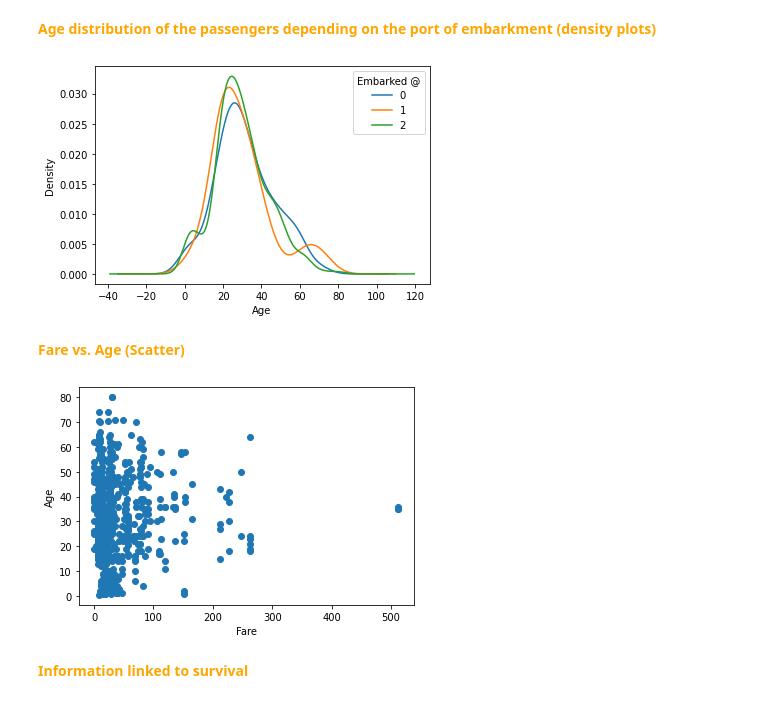
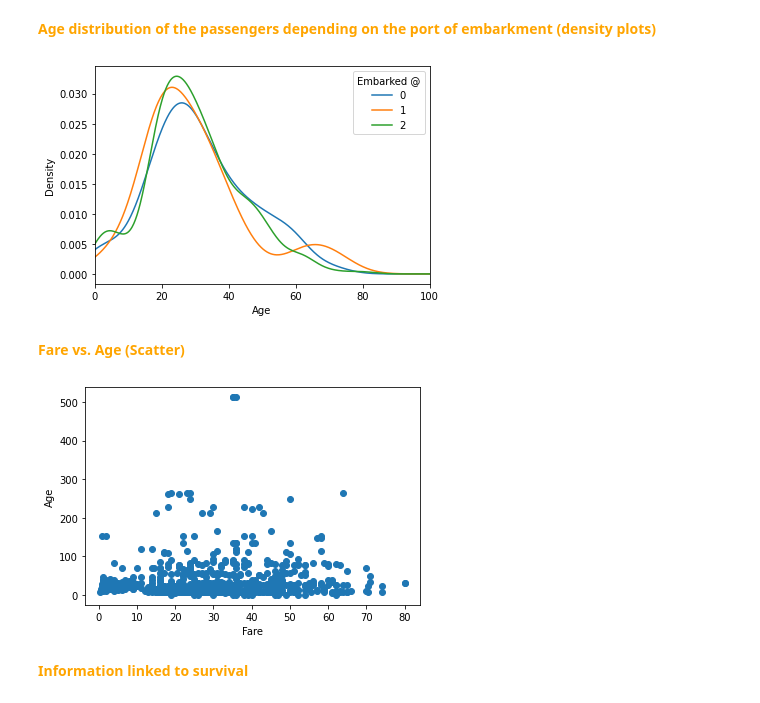
Before and after one commit to ediziks/EPITA-DSA-Notes, a Jupyter notebook: FoundationsOfStatisticalAnalysisAndMachineLearning[FSAML]/class1/Assignment1/ML_course01_practice.ipynb, the cells around one changed output. Saved outputs shown, nothing was run; the diff lists cells and outputs as text; code cells hidden in the pictures.

```diff
--- a/FoundationsOfStatisticalAnalysisAndMachineLearning[FSAML]/class1/Assignment1/ML_course01_practice.ipynb
+++ b/FoundationsOfStatisticalAnalysisAndMachineLearning[FSAML]/class1/Assignment1/ML_course01_practice.ipynb
@@ -136,19 +136,21 @@ dataset['Age'].groupby(dataset['Embarked']).plot(kind='density')
 # dataset.groupby(['Embarked'])['Age'].plot(kind='density')
 
 plt.xlabel('Age')
+plt.xlim(0,100)
 plt.legend(title='Embarked @')
 plt.show()
 # %% [output]
-[figure, old version]
+[figure, new version]
 # %% [markdown]
 <span style="color:Orange">**Fare vs. Age (Scatter)**<span>
 # %%
-plt.scatter(dataset['Fare'], dataset['Age'])
+# plt.scatter(dataset['Fare'], dataset['Age'])
+plt.scatter(dataset['Age'], dataset['Fare'])
 plt.xlabel('Fare')
 plt.ylabel('Age')
 plt.show()
 # %% [output]
-[figure, old version]
+[figure, new version]
 # %% [markdown]
 <span style="color:Orange">**Information linked to survival**<span>
 # %%
```
Also changed, not shown: parts of 1 cell of this notebook, 1 other file.
